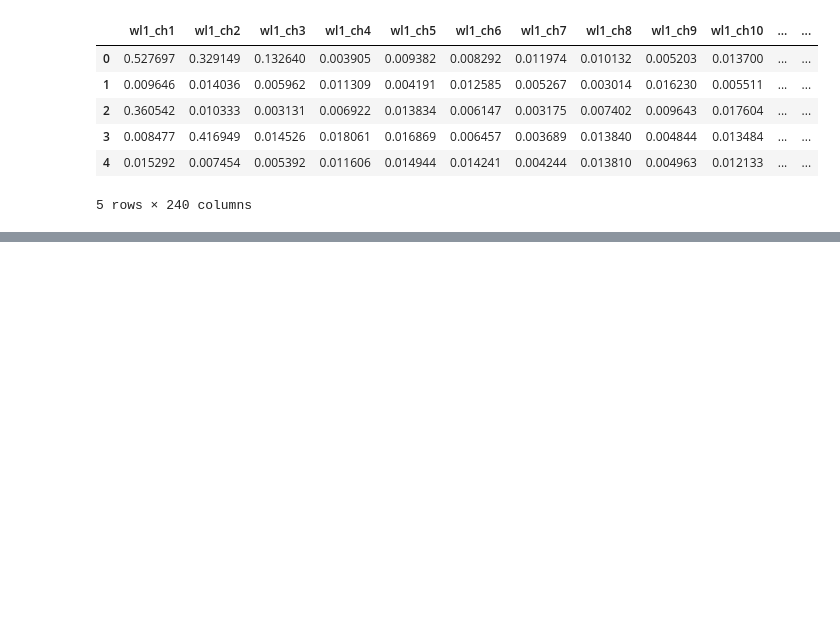
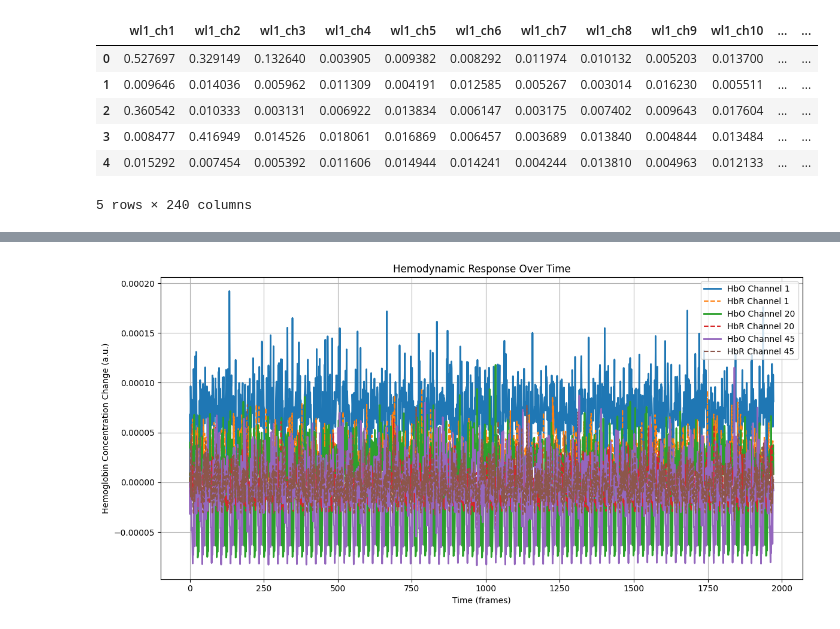
Before and after one commit to gracegmc/Sleepless-Minds, a Jupyter notebook: data/data_vis.ipynb, the cells around one changed output, grey strips where cells are left out. Drawn from its saved outputs; the diff is of its cells as text; code cells hidden in the pictures; blank space fills up the shorter version.

Commit message:
added plot example

```diff
--- a/data/data_vis.ipynb
+++ b/data/data_vis.ipynb
@@ -164,0 +220,25 @@ combined_data["001"].head()
+# %%
+import pandas as pd
+import matplotlib.pyplot as plt
+
+# Load the JSON file
+df = pd.read_json("subject_001_hemodynamics.json")
+
+# Pick a few channels to visualize
+channels_to_plot = [1, 20, 45]  # You can choose any, or even loop through a bunch
+
+plt.figure(figsize=(12, 6))
+
+for ch in channels_to_plot:
+    plt.plot(df[f"HbO_ch{ch}"], label=f"HbO Channel {ch}", linewidth=2)
+    plt.plot(df[f"HbR_ch{ch}"], label=f"HbR Channel {ch}", linestyle='--')
+
+plt.xlabel("Time (frames)")
+plt.ylabel("Hemoglobin Concentration Change (a.u.)")
+plt.title("Hemodynamic Response Over Time")
+plt.legend()
+plt.grid(True)
+plt.tight_layout()
+plt.show()
+# %% [output]
+[figure, added]
```
Also changed, not shown: parts of 2 cells of this notebook, 1 other file.
